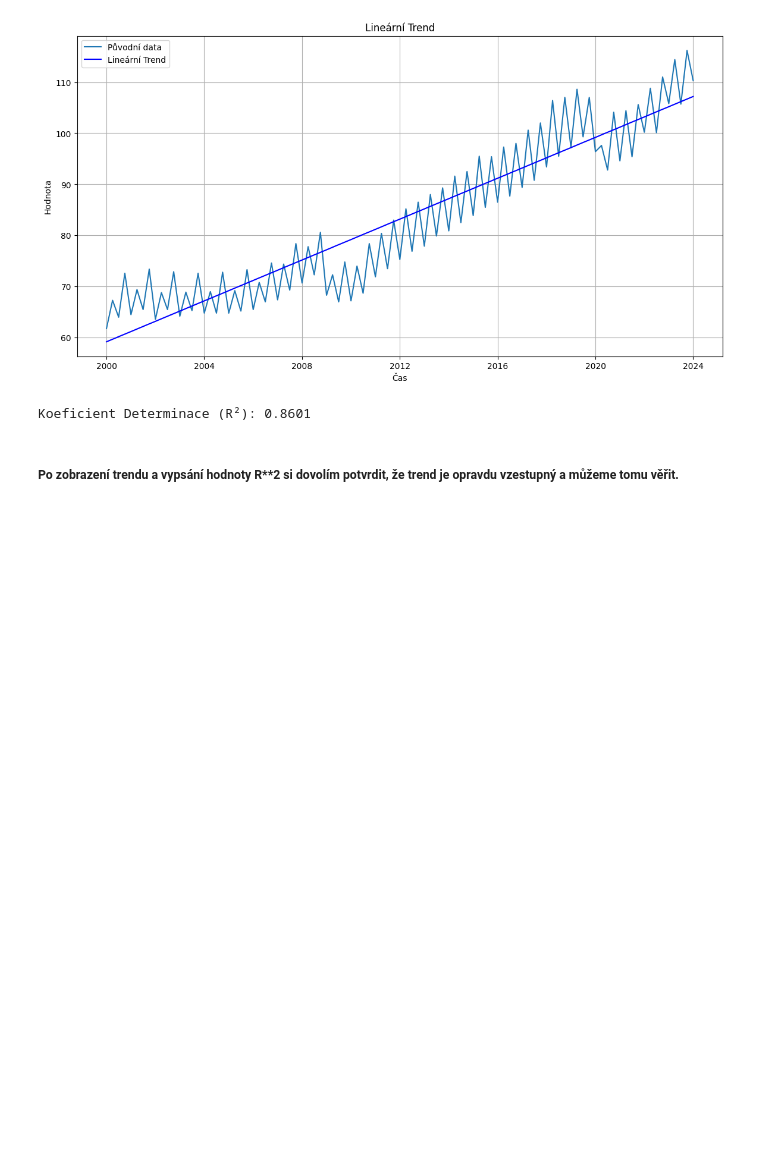
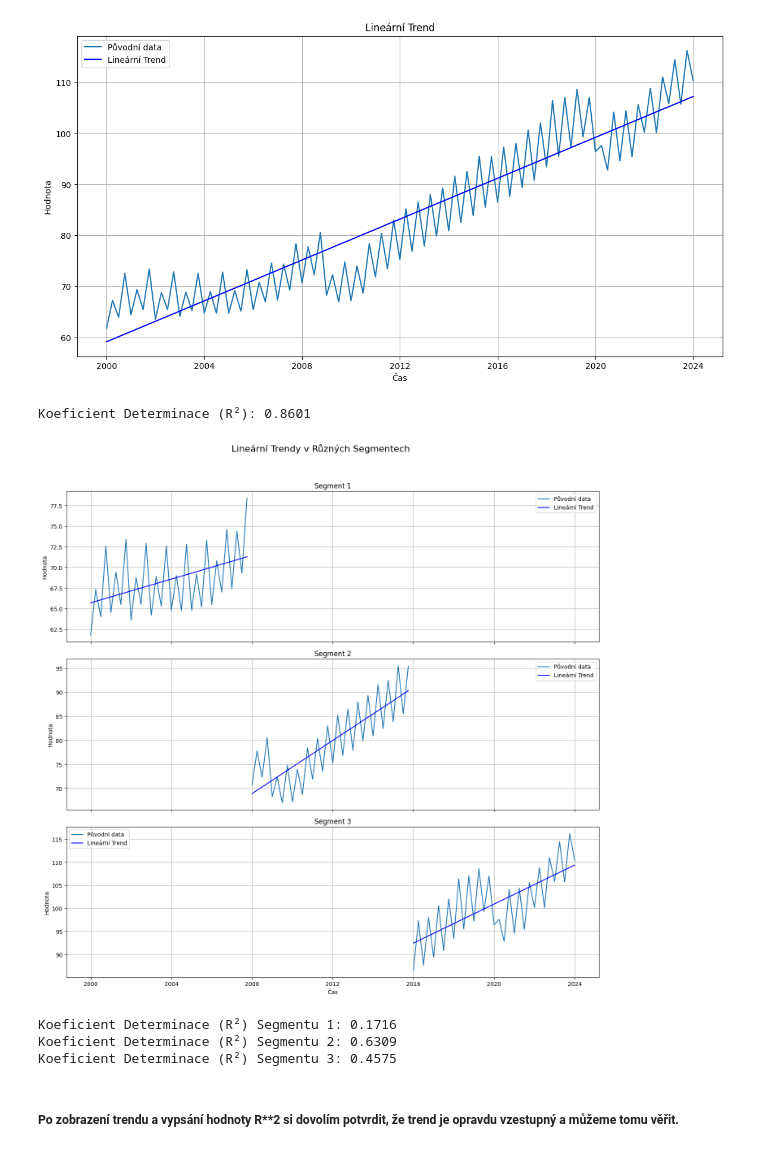
Before and after one commit to ulricht01/CAS, a Jupyter notebook: semestralni_prace.ipynb, the cells around one changed output. Saved outputs shown, nothing was run; the diff lists cells and outputs as text; code cells hidden in the pictures; blank space fills up the shorter version.

```diff
--- a/semestralni_prace.ipynb
+++ b/semestralni_prace.ipynb
@@ -155,6 +155,55 @@ print(f'Koeficient Determinace (R²): {r_squared:.4f}')
 # %% [output]
 [figure]
 Koeficient Determinace (R²): 0.8601
+# %%
+import numpy as np
+import pandas as pd
+import matplotlib.pyplot as plt
+from sklearn.linear_model import LinearRegression
+from sklearn.metrics import r2_score
+
+# Rozdělení dat na tři segmenty
+num_segments = 3
+segment_size = len(filtered_data) // num_segments
+segments = [filtered_data.iloc[i*segment_size:(i+1)*segment_size] for i in range(num_segments)]
+
+# Případně zahrneme zbytek, pokud počet dat není dělitelný třemi
+if len(filtered_data) % num_segments != 0:
+    segments[-1] = filtered_data.iloc[(num_segments-1)*segment_size:]
+
+# Příprava figure s 3 podgrafy
+fig, axs = plt.subplots(num_segments, 1, figsize=(14, 14), sharex=True)
+fig.suptitle('Lineární Trendy v Různých Segmentech', fontsize=16)
+
+# Modelování trendu pro každý segment a vykreslení
+for i, segment in enumerate(segments):
+    model = LinearRegression()
+    model.fit(segment[['Time']], segment['OBS_VALUE'])
+    segment['Trend'] = model.predict(segment[['Time']])
+
+    axs[i].plot(segment.index, segment['OBS_VALUE'], label='Původní data')
+    axs[i].plot(segment.index, segment['Trend'], color='blue', label='Lineární Trend')
+    axs[i].set_title(f'Segment {i + 1}')
+    axs[i].set_ylabel('Hodnota')
+    axs[i].legend()
+    axs[i].grid(True)
+
+axs[-1].set_xlabel('Čas')
+
+plt.tight_layout(rect=[0, 0, 1, 0.95])  # Adjust layout to make space for suptitle
+plt.show()
+
+# Zhodnocení modelů
+r_squared_values = []
+for i, segment in enumerate(segments):
+    r_squared = r2_score(segment['OBS_VALUE'], segment['Trend'])
+    r_squared_values.append(r_squared)
+    print(f'Koeficient Determinace (R²) Segmentu {i + 1}: {r_squared:.4f}')
+# %% [output]
+[figure, added]
+Koeficient Determinace (R²) Segmentu 1: 0.1716
+Koeficient Determinace (R²) Segmentu 2: 0.6309
+Koeficient Determinace (R²) Segmentu 3: 0.4575
 # %% [markdown]
 ##### Po zobrazení trendu a vypsání hodnoty R**2 si dovolím potvrdit, že trend je opravdu vzestupný a můžeme tomu věřit.
 # %% [markdown]
```
Also changed, not shown: parts of 8 cells of this notebook.
